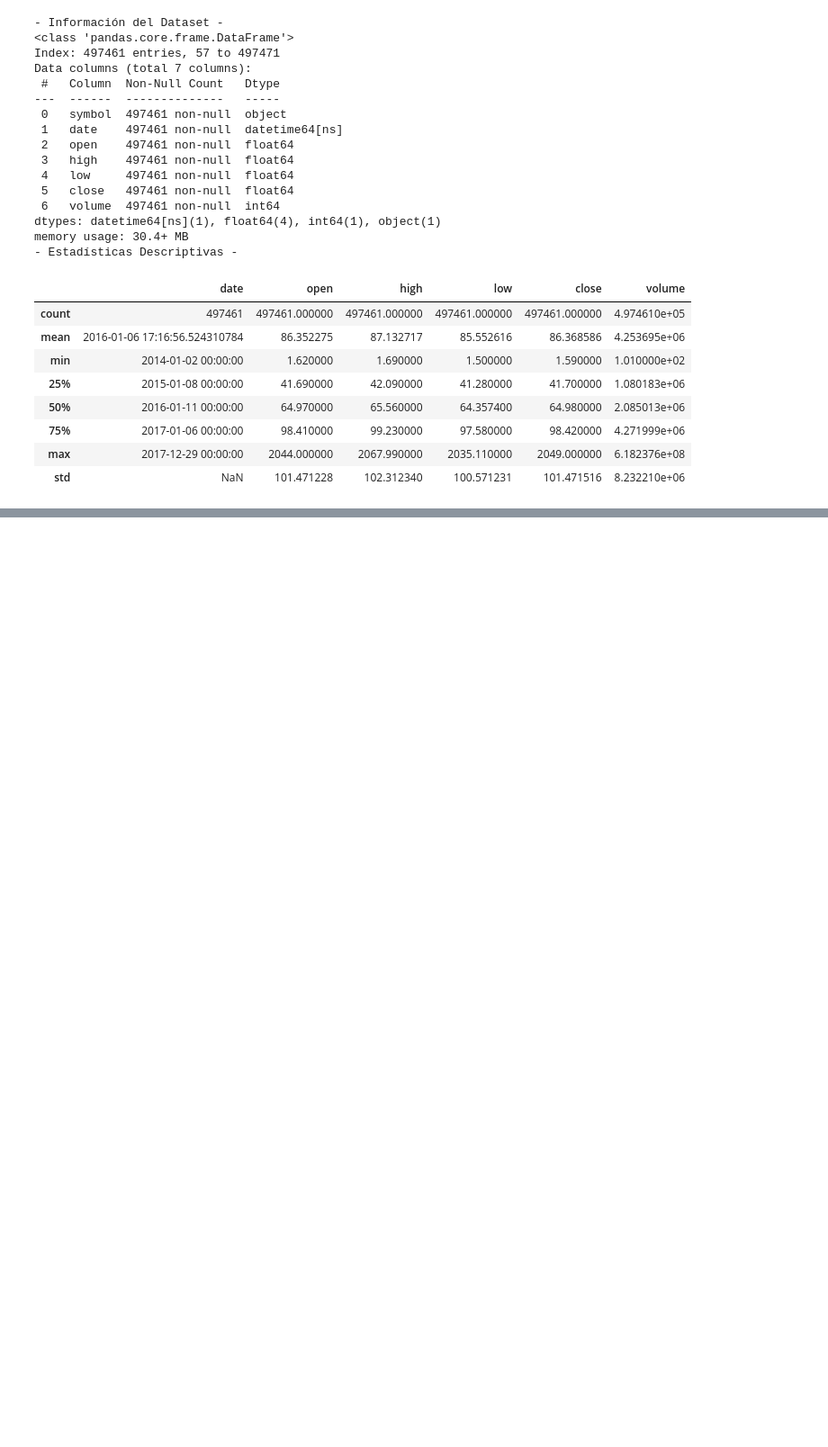
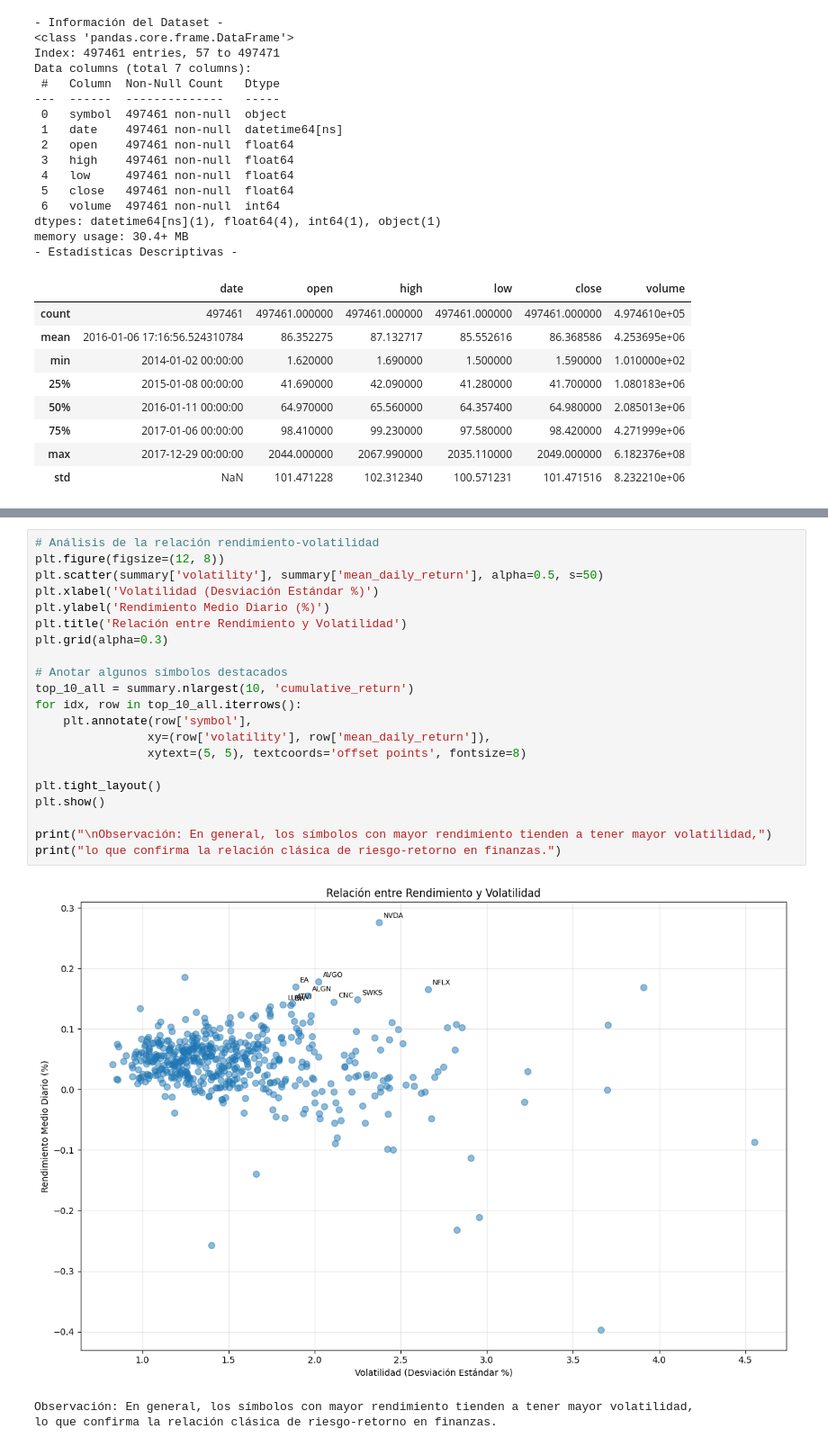
Before and after one commit to JohnHeSaFe/sp500-analysis-python, a Jupyter notebook: notebooks/analisis_sp500.ipynb, the cells around one changed output, grey strips where cells are left out. Shown at 90% size. Saved outputs shown, nothing was run; the diff lists cells and outputs as text; blank space fills up the shorter version.

```diff
--- a/notebooks/analisis_sp500.ipynb
+++ b/notebooks/analisis_sp500.ipynb
@@ -134,0 +246,25 @@ mean_volume: 4253694.672418541
+# %%
+# Análisis de la relación rendimiento-volatilidad
+plt.figure(figsize=(12, 8))
+plt.scatter(summary['volatility'], summary['mean_daily_return'], alpha=0.5, s=50)
+plt.xlabel('Volatilidad (Desviación Estándar %)')
+plt.ylabel('Rendimiento Medio Diario (%)')
+plt.title('Relación entre Rendimiento y Volatilidad')
+plt.grid(alpha=0.3)
+
+# Anotar algunos símbolos destacados
+top_10_all = summary.nlargest(10, 'cumulative_return')
+for idx, row in top_10_all.iterrows():
+    plt.annotate(row['symbol'],
+                xy=(row['volatility'], row['mean_daily_return']),
+                xytext=(5, 5), textcoords='offset points', fontsize=8)
+
+plt.tight_layout()
+plt.show()
+
+print("\nObservación: En general, los símbolos con mayor rendimiento tienden a tener mayor volatilidad,")
+print("lo que confirma la relación clásica de riesgo-retorno en finanzas.")
+# %% [output]
+[figure, added]
+Observación: En general, los símbolos con mayor rendimiento tienden a tener mayor volatilidad,
+lo que confirma la relación clásica de riesgo-retorno en finanzas.
```
Also changed, not shown: parts of 30 cells of this notebook, 1 other file.
